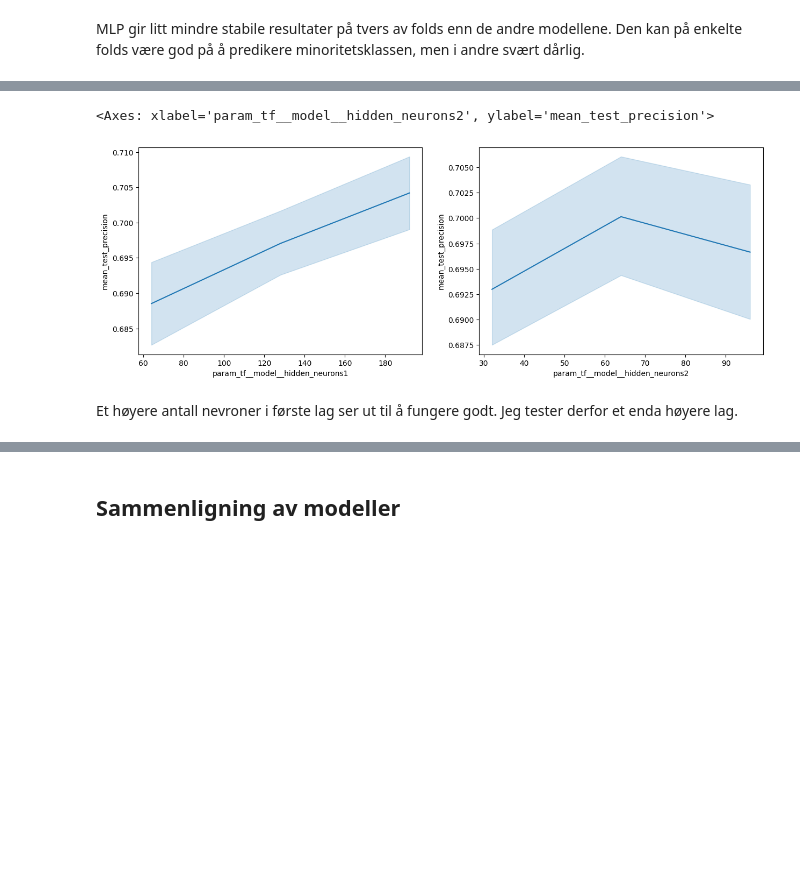
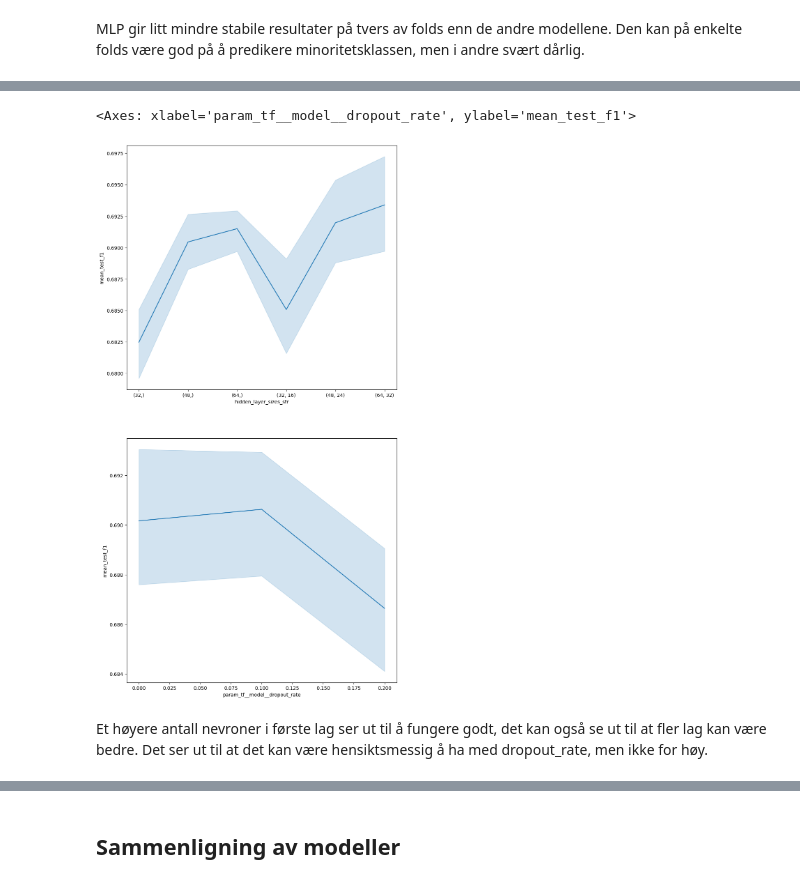
Before and after one commit to Finken2002/Mandatory_Artificial_Neural_Networks, a Jupyter notebook: Comparison_of_Classifiers_for_Student_Performance_Prediction/Comparison_of_Classifiers_for_Student_Performance_Predictions_ANN_3.ipynb, the cells around one changed output, grey strips where cells are left out. Drawn from its saved outputs; the diff is of its cells as text; code cells hidden in the pictures; blank space fills up the shorter version.

```diff
--- a/Comparison_of_Classifiers_for_Student_Performance_Prediction/Comparison_of_Classifiers_for_Student_Performance_Predictions_ANN_3.ipynb
+++ b/Comparison_of_Classifiers_for_Student_Performance_Prediction/Comparison_of_Classifiers_for_Student_Performance_Predictions_ANN_3.ipynb
@@ -211,24 +211,6 @@ Noen features viser seg å på det meste ha en moderat negativ korrelasjon. De h
 Mange fler features viser seg å ha høy positiv korrelasjon, og enkelte av dem er svært sterkt korrelert. De høyeste positive korrelasjonene er "Curricular units 1st sem (credited)" og "Curricular units 2nd sem (credited)" med korrelasjon på ca. 0.945, "Curricular units 1st sem (enrolled)" og "Curricular units 2nd sem (enrolled)" med korrelasjon på ca. 0.943, samt "Curricular units 1st sem (approved)" og "Curricular units 2nd sem (approved)" med korrelasjon på ca. 0.904. Dette viser at antall emner studenten er påmeldt, har bestått og fått poeng for første semester, veldig ofte stemmer overens med antall emner dette gjelder i andre semester.
 # %% [markdown]
 ### Funksjon for bygging av tensorflow modell
-# %%
-def build_tensorflow_model(meta, hidden_neurons1=64, hidden_neurons2=32, dropout_rate=0.0):
-    n_features = meta["n_features_in_"]
-    n_classes = meta["n_classes_"]
-
-    model = Sequential()
-    model.add(tf.keras.Input(shape=(n_features,)))
-    model.add(Dense(hidden_neurons1, activation="relu"))
-    model.add(Dense(hidden_neurons2, activation="relu"))
-
-    if dropout_rate > 0:
-        model.add(Dropout(dropout_rate))
-
-    model.add(Dense(n_classes, activation="softmax"))
-
-    model.compile(optimizer="adam", loss="sparse_categorical_crossentropy", metrics=["accuracy"])
-
-    return model
 # %%
 def build_tensorflow_model(meta, hidden_layers=(64,32), dropout_rate=0.0):
     n_features = meta["n_features_in_"]
@@ -1899,10 +1916,10 @@ Modellen presterer bedre på et høyere antall nevroner, og er litt dårligere m
 # %%
 tf_params2 = {
-    "tf__model__hidden_neurons1": [64, 128, 192],
-    "tf__model__hidden_neurons2": [32, 64, 96],
-    "tf__model__dropout_rate": [0.0],
-    "tf__epochs": [5],
-    "tf__batch_size": [64]
+    "tf__model__hidden_layers": [(32,), (48,), (64,), (32, 16), (48, 24), (64, 32)],
+    "tf__model__dropout_rate": [0.0, 0.1, 0.2],
+    "tf__optimizer__learning_rate": [0.001],
+    "tf__epochs": [15],
+    "tf__batch_size": [64],
 }
 # %%
 tf_estimators2, tf_scores2, tf_cv_results2 = train(
@@ -1911,6 +1928,7 @@ tf_estimators2, tf_scores2, tf_cv_results2 = train(
     dataset_features,
     targets_encoded,
     scoring=tensorflow_scoring,
+    refit="f1",
     n_jobs=1
     )
 tf_scores2 = pd.DataFrame(tf_scores2)
@@ -1945,11 +1963,14 @@ tf_scores2.describe()
 # %%
-fig, ax = plt.subplots(1,2, figsize=(15, 5))
-sb.lineplot(data=tf_cv_results2, x='param_tf__model__hidden_neurons1', y='mean_test_precision', ax=ax[0])
-sb.lineplot(data=tf_cv_results2, x='param_tf__model__hidden_neurons2', y='mean_test_precision', ax=ax[1])
+tf_cv_results_plot2 = tf_cv_results2.copy()
+tf_cv_results_plot2['hidden_layer_sizes_str'] = (tf_cv_results_plot2['param_tf__model__hidden_layers'].astype(str))
+
+fig, ax = plt.subplots(2,1, figsize=(10, 20))
+sb.lineplot(data=tf_cv_results_plot2, x='hidden_layer_sizes_str', y='mean_test_f1', ax=ax[0])
+sb.lineplot(data=tf_cv_results_plot2, x='param_tf__model__dropout_rate', y='mean_test_f1', ax=ax[1])
 # %% [output]
-<Axes: xlabel='param_tf__model__hidden_neurons2', ylabel='mean_test_precision'>
+<Axes: xlabel='param_tf__model__dropout_rate', ylabel='mean_test_f1'>
-[figure, old version]
+[figure, new version]
 # %% [markdown]
-Et høyere antall nevroner i første lag ser ut til å fungere godt. Jeg tester derfor et enda høyere lag.
+Et høyere antall nevroner i første lag ser ut til å fungere godt, det kan også se ut til at fler lag kan være bedre. Det ser ut til at det kan være hensiktsmessig å ha med dropout_rate, men ikke for høy.
 # %%
 tf_params3 = {
```
Also changed, not shown: parts of 40 cells of this notebook.
